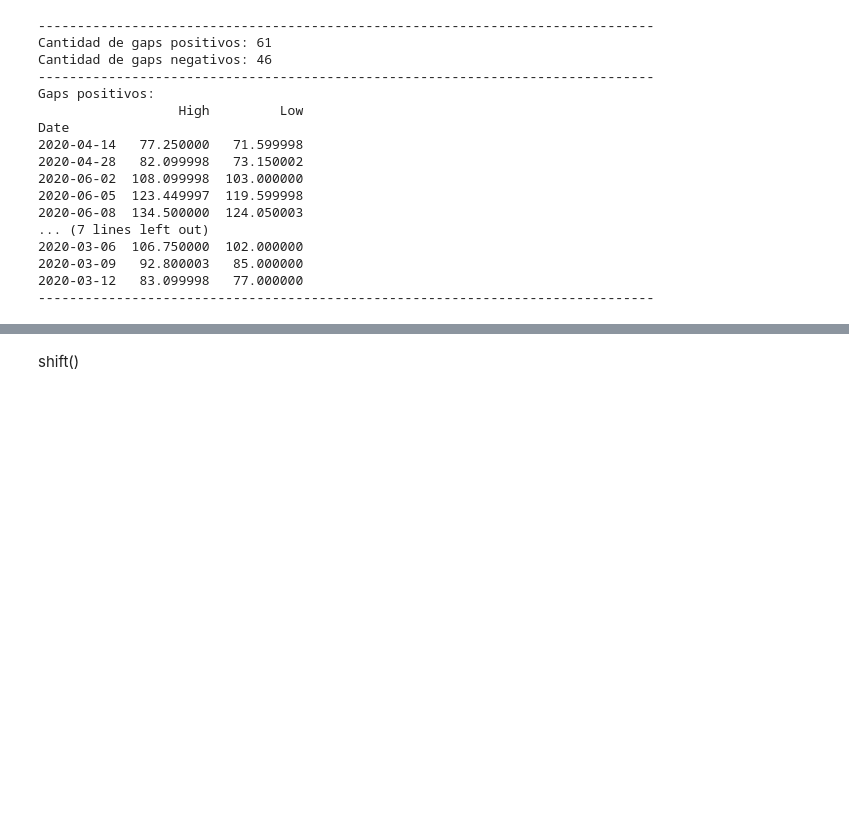
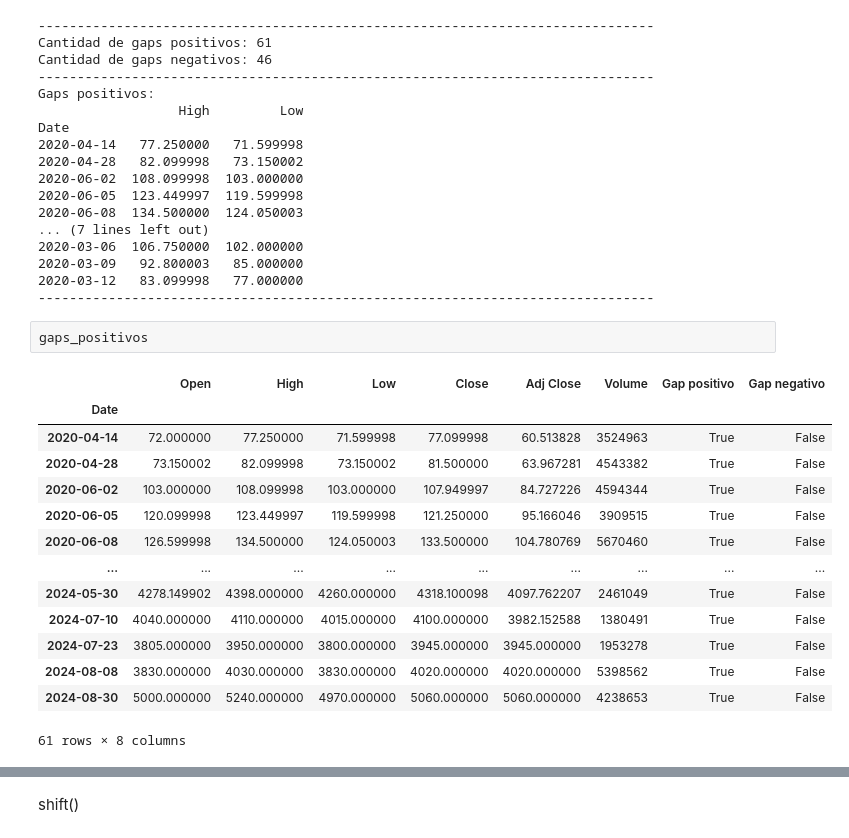
Before and after one commit to SantiData87/yFinance, a Jupyter notebook: Gaps_Velas_Chinas.ipynb, the cells around one changed output, grey strips where cells are left out. Drawn from its saved outputs; the diff is of its cells as text; blank space fills up the shorter version.

```diff
--- a/Gaps_Velas_Chinas.ipynb
+++ b/Gaps_Velas_Chinas.ipynb
@@ -60,3 +60,20 @@ Date
 2020-03-09   92.800003   85.000000
 2020-03-12   83.099998   77.000000
 -------------------------------------------------------------------------------
+# %%
+gaps_positivos
+# %% [output]
+|  | Open | High | Low | Close | Adj Close | Volume | Gap positivo | Gap negativo |
+| Date |  |  |  |  |  |  |  |  |
+| 2020-04-14 | 72.000000 | 77.250000 | 71.599998 | 77.099998 | 60.513828 | 3524963 | True | False |
+| 2020-04-28 | 73.150002 | 82.099998 | 73.150002 | 81.500000 | 63.967281 | 4543382 | True | False |
+| 2020-06-02 | 103.000000 | 108.099998 | 103.000000 | 107.949997 | 84.727226 | 4594344 | True | False |
+| 2020-06-05 | 120.099998 | 123.449997 | 119.599998 | 121.250000 | 95.166046 | 3909515 | True | False |
+| 2020-06-08 | 126.599998 | 134.500000 | 124.050003 | 133.500000 | 104.780769 | 5670460 | True | False |
+| ... | ... | ... | ... | ... | ... | ... | ... | ... |
+| 2024-05-30 | 4278.149902 | 4398.000000 | 4260.000000 | 4318.100098 | 4097.762207 | 2461049 | True | False |
+| 2024-07-10 | 4040.000000 | 4110.000000 | 4015.000000 | 4100.000000 | 3982.152588 | 1380491 | True | False |
+| 2024-07-23 | 3805.000000 | 3950.000000 | 3800.000000 | 3945.000000 | 3945.000000 | 1953278 | True | False |
+| 2024-08-08 | 3830.000000 | 4030.000000 | 3830.000000 | 4020.000000 | 4020.000000 | 5398562 | True | False |
+| 2024-08-30 | 5000.000000 | 5240.000000 | 4970.000000 | 5060.000000 | 5060.000000 | 4238653 | True | False |
+61 rows × 8 columns
```
Also changed, not shown: parts of 2 cells of this notebook.
